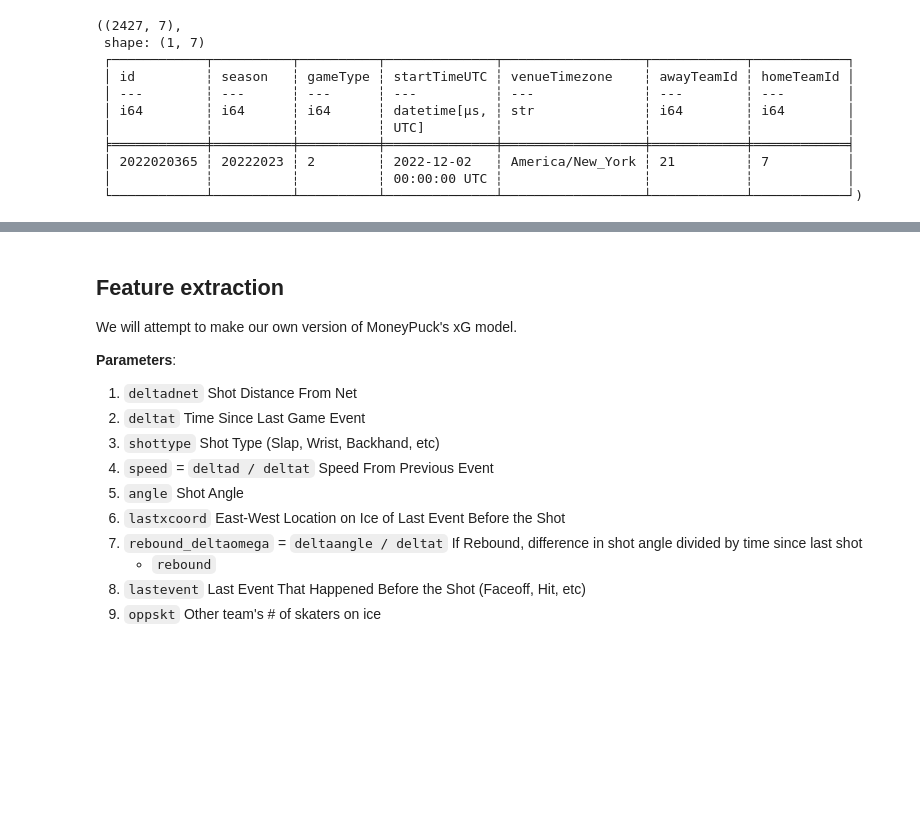
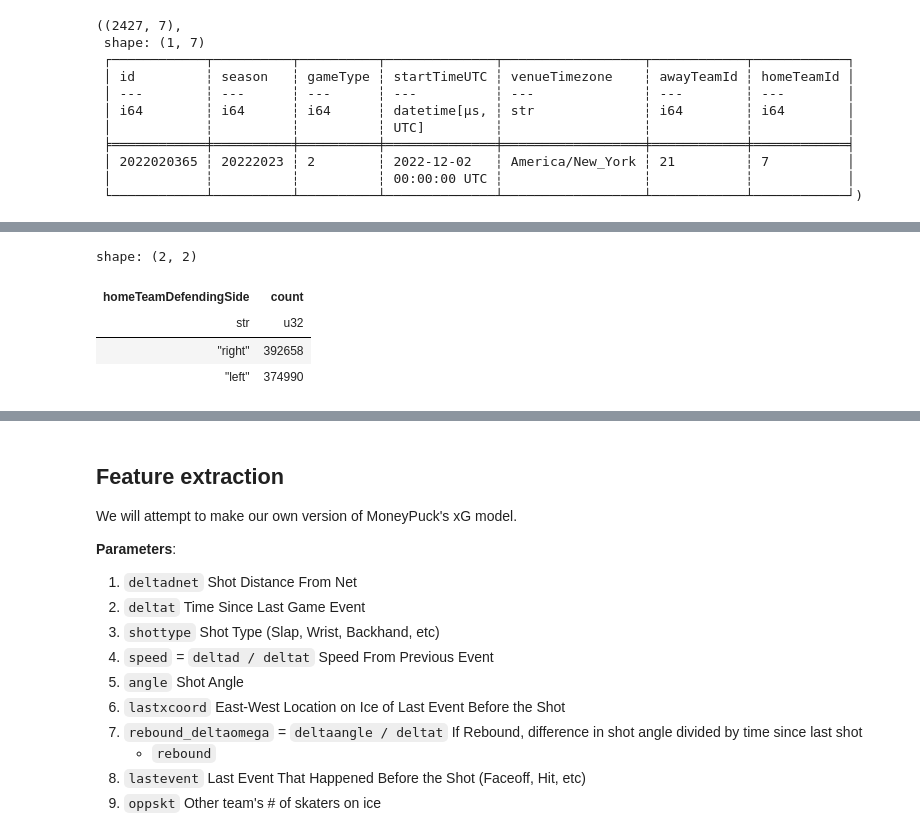
Before and after one commit to trxe/nhl_data_demo, a Jupyter notebook: xgoals.ipynb, the cells around one changed output, grey strips where cells are left out. Saved outputs shown, nothing was run; the diff lists cells and outputs as text; code cells hidden in the pictures; blank space fills up the shorter version.

```diff
--- a/xgoals.ipynb
+++ b/xgoals.ipynb
@@ -105,0 +114,8 @@ GAMES.collect().shape, GAMES.head(1).collect()
+# %%
+COMBINED_PLAYS.collect()['homeTeamDefendingSide'].value_counts()
+# %% [output]
+shape: (2, 2)
+| homeTeamDefendingSide | count |
+| str | u32 |
+| "right" | 392658 |
+| "left" | 374990 |
```
Also changed, not shown: parts of 5 cells of this notebook.
